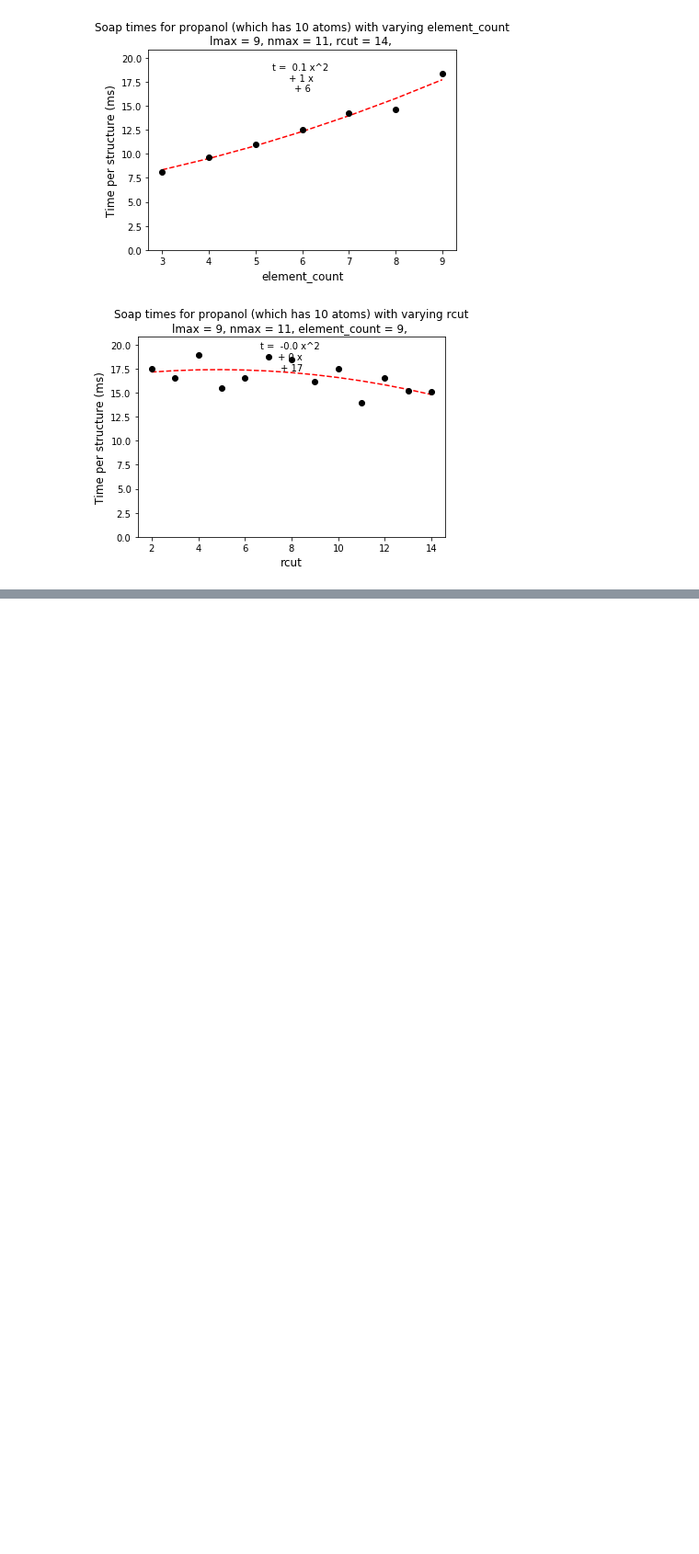
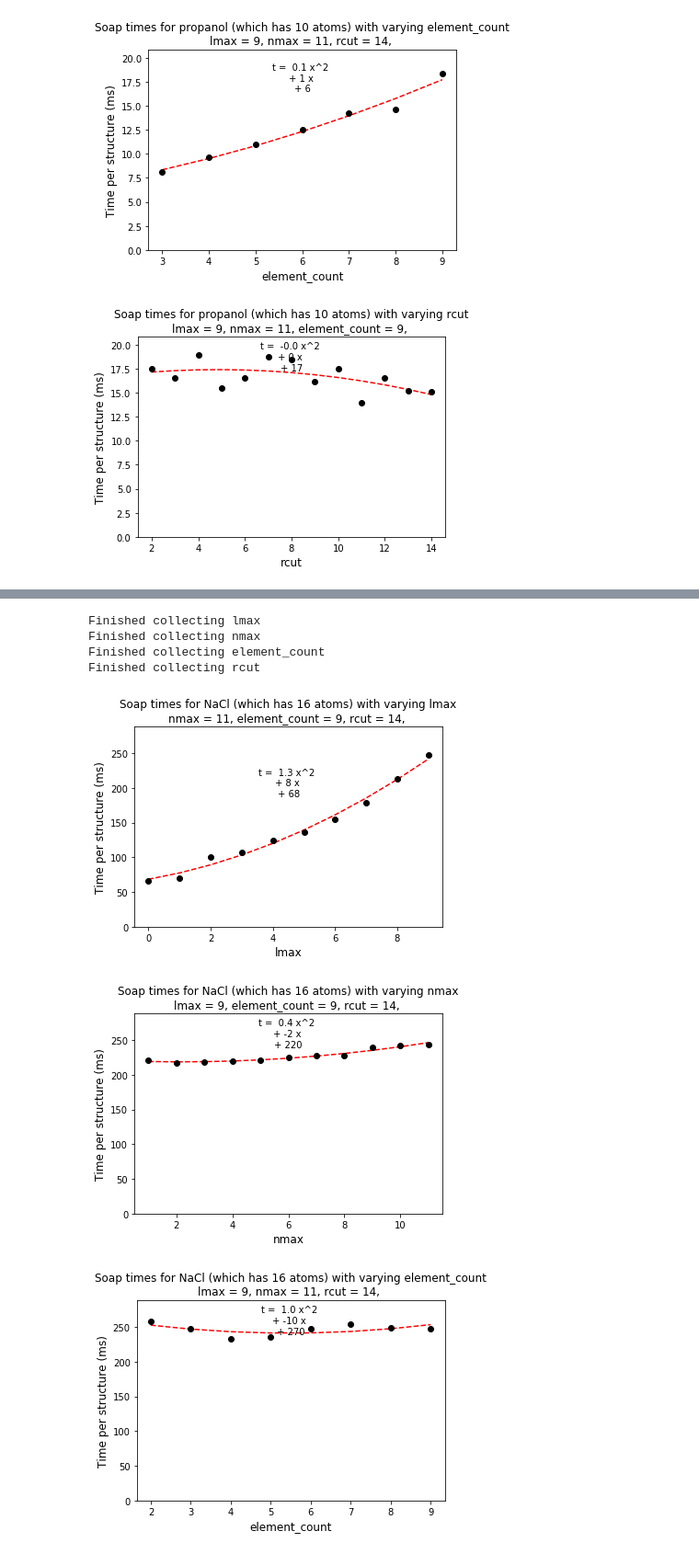
Before and after one commit to alvarovm/minigap, a Jupyter notebook: notebooks/Profile_dscribe.ipynb, the cells around one changed output, grey strips where cells are left out. Shown at 92% size. Cells and saved outputs as stored; diff of their text form; code cells hidden in the pictures; blank space fills up the shorter version.

```diff
--- a/notebooks/Profile_dscribe.ipynb
+++ b/notebooks/Profile_dscribe.ipynb
@@ -104,7 +106,7 @@ class dscribe_profiler():
         return self.variables[variable_name]
 
     def time_SOAP(self):
-        SoapList, SoapTime = TickTock(get_dscribe_descriptors, is_global=False, return_derivatives = False, rbf_type='polynomial',
+        SoapList, SoapTime = TickTock(get_dscribe_descriptors, is_global=False, return_derivatives = False, rbf_type='polynomial', is_periodic=False,
                                       atoms_list=self.get_structures(),
                                       species = self.element_options[:self.element_counts.current_profiler_value],
                                       rcut = self.rcuts.current_profiler_value,
@@ -114,7 +116,6 @@ class dscribe_profiler():
 
 
     def collect_time_by_variable(self, test_variable, initial_runs=10):
-
         for variable_name, variable in self.variables.items():
             variable.refresh()
 
@@ -185,0 +218,15 @@ diamond_supercells_profiler.plot_all_times()
+# %%
+from ase.build import bulk
+NaCl = bulk("NaCl", crystalstructure='rocksalt', a=5.6413)
+NaCl=make_supercell(NaCl, np.identity(3)*2)
+NaCl_profiler = dscribe_profiler(NaCl, "NaCl")
+NaCl_profiler.collect_all_times(initial_runs=10)
+NaCl_profiler.plot_all_times()
+# %% [output]
+Finished collecting lmax
+Finished collecting nmax
+Finished collecting element_count
+Finished collecting rcut
+[figure, added]
+[figure, added]
+[figure, added]
```
Also changed, not shown: parts of 23 cells of this notebook, 15 other files.
